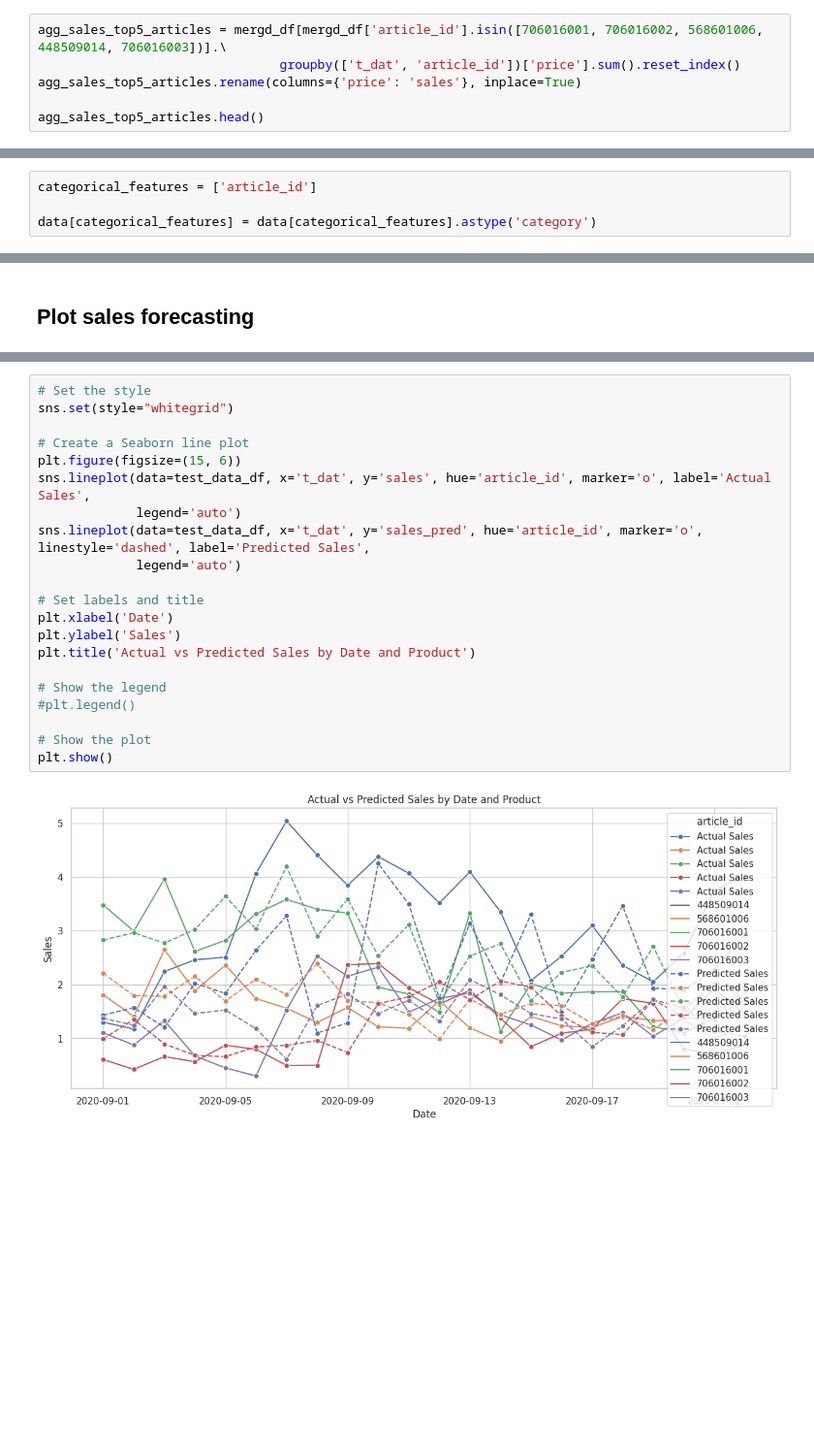
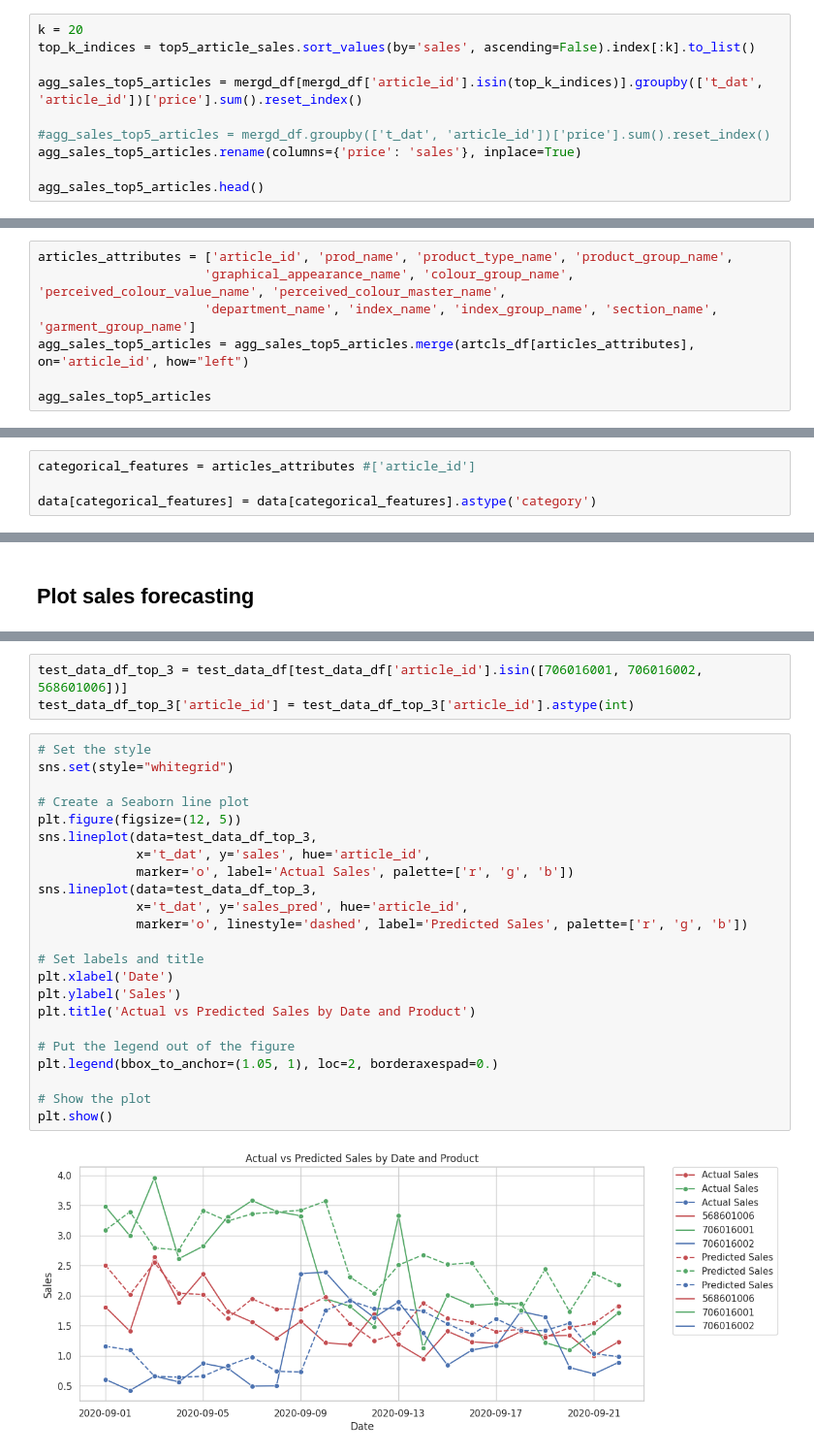
Before and after one commit to VishalRepos/personalized-fashion-recommendations, a Jupyter notebook: experiment/Chinthalanka/uom23dmmscg04-239375e-sales-forecasting.ipynb, the cells around one changed output, grey strips where cells are left out. Shown: that part at 97% size. Drawn from its saved outputs; the diff is of its cells as text; blank space fills up the shorter version.

Commit message:
Predict sales for top-k articles

```diff
--- a/experiment/Chinthalanka/uom23dmmscg04-239375e-sales-forecasting.ipynb
+++ b/experiment/Chinthalanka/uom23dmmscg04-239375e-sales-forecasting.ipynb
@@ -189,6 +189,10 @@ artcls_df[artcls_df['article_id'].isin([706016001, 706016002, 568601006, 4485090
 # %%
-agg_sales_top5_articles = mergd_df[mergd_df['article_id'].isin([706016001, 706016002, 568601006, 448509014, 706016003])].\
-                                groupby(['t_dat', 'article_id'])['price'].sum().reset_index()
+k = 20
+top_k_indices = top5_article_sales.sort_values(by='sales', ascending=False).index[:k].to_list()
+
+agg_sales_top5_articles = mergd_df[mergd_df['article_id'].isin(top_k_indices)].groupby(['t_dat', 'article_id'])['price'].sum().reset_index()
+
+#agg_sales_top5_articles = mergd_df.groupby(['t_dat', 'article_id'])['price'].sum().reset_index()
 agg_sales_top5_articles.rename(columns={'price': 'sales'}, inplace=True)
 
 agg_sales_top5_articles.head()
@@ -201,0 +208,7 @@ agg_sales_top5_articles.head()
+# %%
+articles_attributes = ['article_id', 'prod_name', 'product_type_name', 'product_group_name',
+                      'graphical_appearance_name', 'colour_group_name', 'perceived_colour_value_name', 'perceived_colour_master_name',
+                      'department_name', 'index_name', 'index_group_name', 'section_name', 'garment_group_name']
+agg_sales_top5_articles = agg_sales_top5_articles.merge(artcls_df[articles_attributes], on='article_id', how="left")
+
+agg_sales_top5_articles
@@ -298,5 +325,5 @@ data.head(20)
 # %%
-categorical_features = ['article_id']
+categorical_features = articles_attributes #['article_id']
 
 data[categorical_features] = data[categorical_features].astype('category')
 # %% [markdown]
@@ -448,23 +478,28 @@ test_data_df.head()
+# %%
+test_data_df_top_3 = test_data_df[test_data_df['article_id'].isin([706016001, 706016002, 568601006])]
+test_data_df_top_3['article_id'] = test_data_df_top_3['article_id'].astype(int)
 # %%
 # Set the style
 sns.set(style="whitegrid")
 
 # Create a Seaborn line plot
-plt.figure(figsize=(15, 6))
-sns.lineplot(data=test_data_df, x='t_dat', y='sales', hue='article_id', marker='o', label='Actual Sales',
-             legend='auto')
-sns.lineplot(data=test_data_df, x='t_dat', y='sales_pred', hue='article_id', marker='o', linestyle='dashed', label='Predicted Sales',
-             legend='auto')
+plt.figure(figsize=(12, 5))
+sns.lineplot(data=test_data_df_top_3,
+             x='t_dat', y='sales', hue='article_id',
+             marker='o', label='Actual Sales', palette=['r', 'g', 'b'])
+sns.lineplot(data=test_data_df_top_3,
+             x='t_dat', y='sales_pred', hue='article_id',
+             marker='o', linestyle='dashed', label='Predicted Sales', palette=['r', 'g', 'b'])
 
 # Set labels and title
 plt.xlabel('Date')
 plt.ylabel('Sales')
 plt.title('Actual vs Predicted Sales by Date and Product')
 
-# Show the legend
-#plt.legend()
+# Put the legend out of the figure
+plt.legend(bbox_to_anchor=(1.05, 1), loc=2, borderaxespad=0.)
 
 # Show the plot
 plt.show()
 # %% [output]
-[figure, old version]
+[figure, new version]
```
Also changed, not shown: parts of 11 cells of this notebook.
